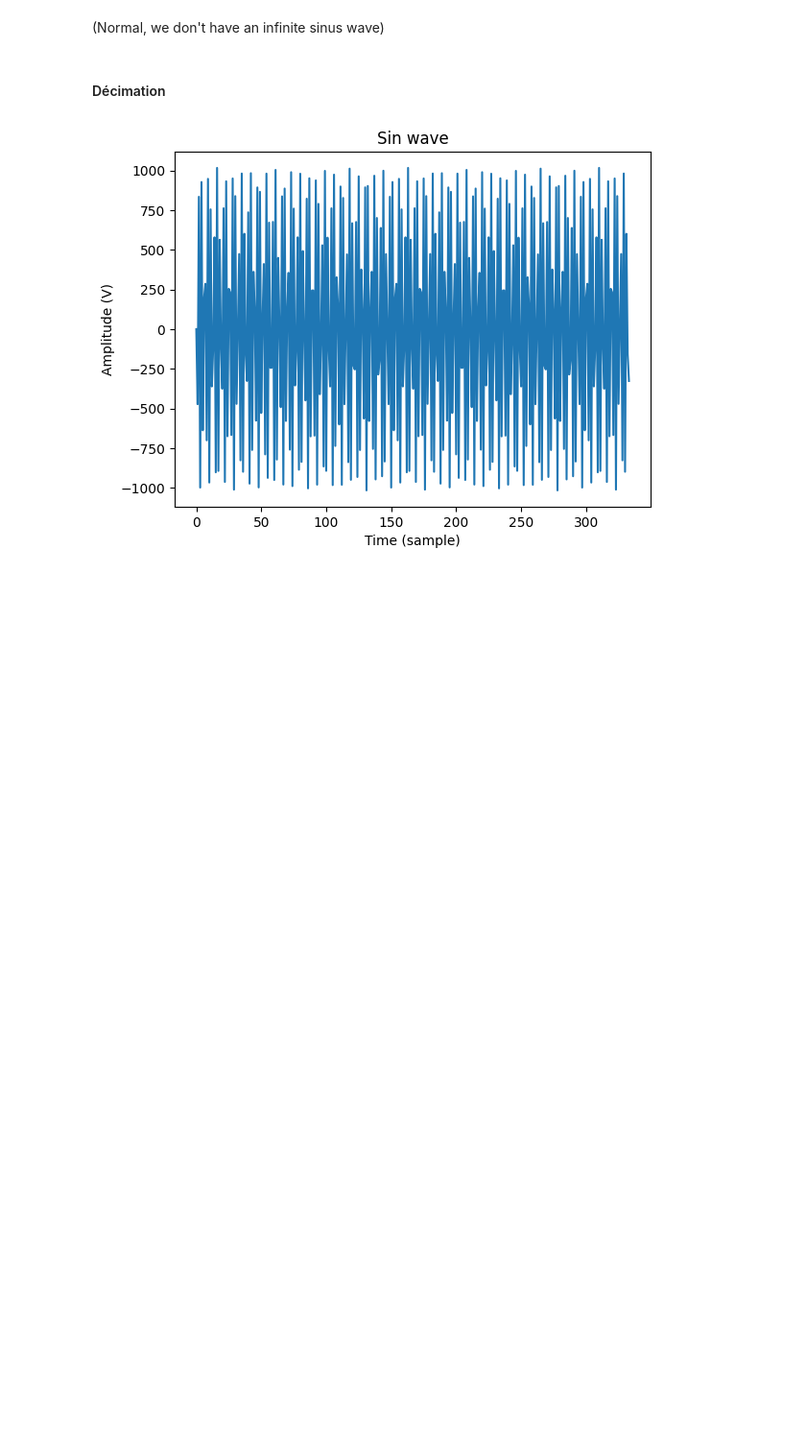
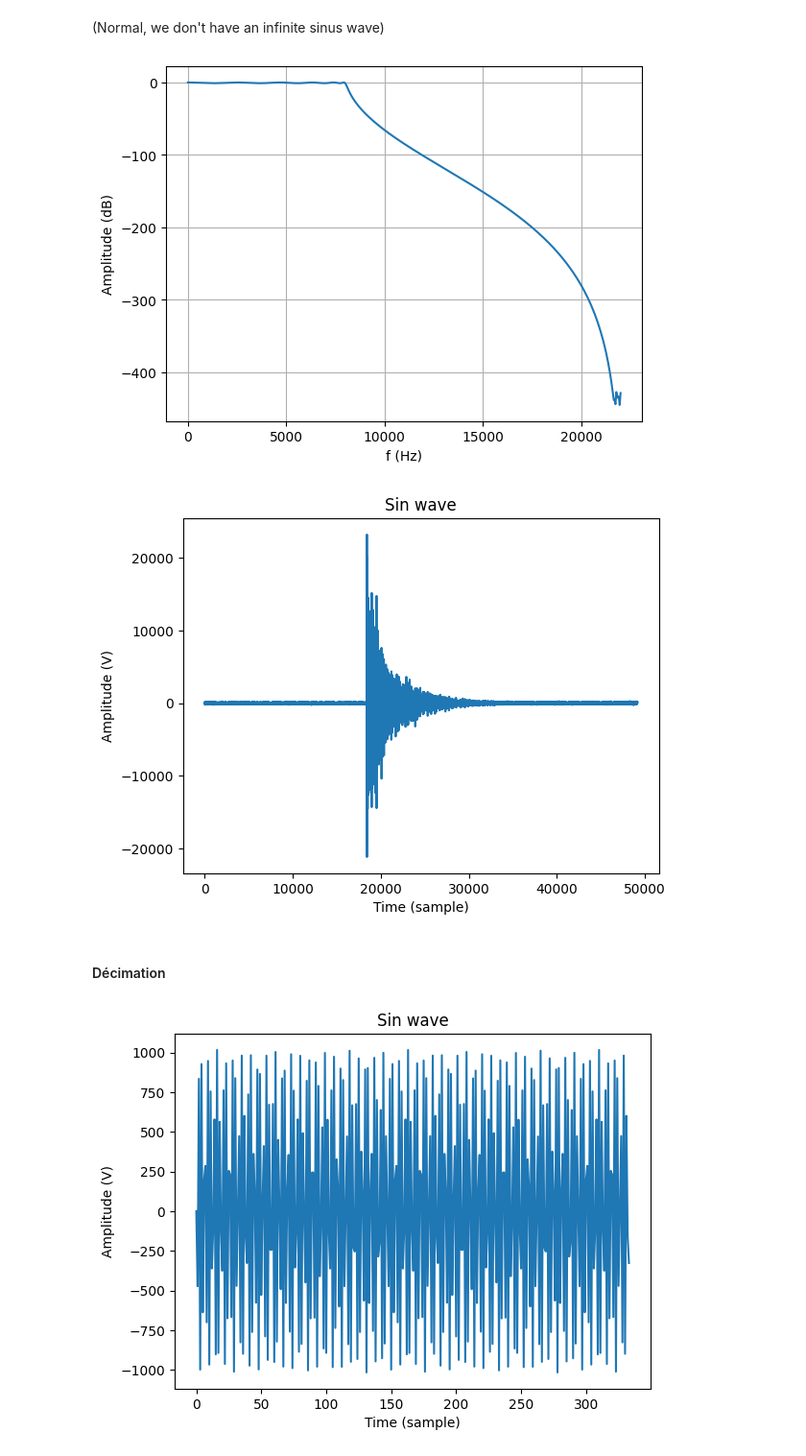
Before and after one commit to PizzaManStarted/projet_signal, a Jupyter notebook: code.ipynb, the cells around one changed output. Shown at 96% size. Cells and saved outputs as stored; diff of their text form; code cells hidden in the pictures; blank space fills up the shorter version.

```diff
--- a/code.ipynb
+++ b/code.ipynb
@@ -295,13 +304,33 @@ plot_sin(t, output_signal)
 # %% [markdown]
 (Normal, we don't have an infinite sinus wave)
-# %%
-def create_filter_cheby(wp, ws, gpass, gstop, fs):
-    N, wn = signal.cheb1ord(wp, ws, gpass, gstop, fs=fs)
-    return signal.cheby1(N, gpass, wn, "lowpass", False, fs=fs) # lowpass because we need to filter out frequencies above a certain threshold
-
-def create_filter_cauer(wp, ws, gpass, gstop, fs):
-    N, wn = signal.ellipord(wp, ws, gpass, gstop, fs=fs)
-    return signal.ellip(N, gpass, gstop, wn, 'lowpass', False, fs=fs) # TODO: Explain this line (from previous report !!!!)
+# %%
+file_dir = "LocateClaps/"
+file_name = "M1_60.wav"
+
+_, data1 = read_wavefile(file_dir + file_name)
+
+wp = 16000/2
+ws = wp + 1000
+rp = 1
+rs = 40
+(B_caueur, A_caueur) = create_filter_cauer(wp, ws,  rp, rs, 44100)
+
+(B_cheby, A_cheby) = create_filter_cheby(wp, ws,  rp,  rs, 44100)
+
+plot_filter(B_cheby, A_cheby, 44100)
+
+
+# apply filter
+
+
+output_signal = signal.filtfilt(B_cheby, A_cheby,  data1)
+
+
+
+plot_sin(None,output_signal)
+# %% [output]
+[figure, added]
+[figure, added]
 # %% [markdown]
 #### Décimation
 # %%
```
Also changed, not shown: parts of 10 cells of this notebook.
